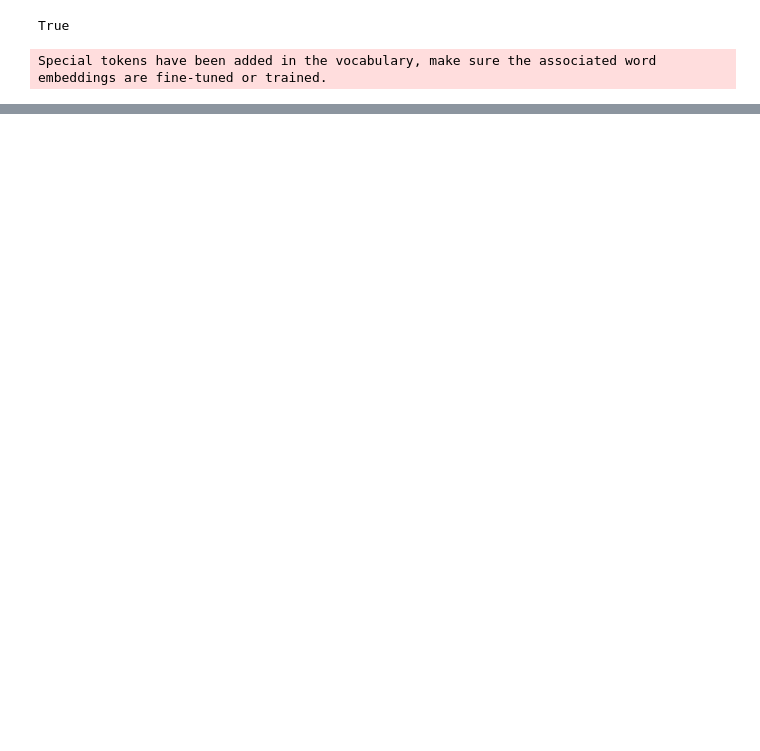
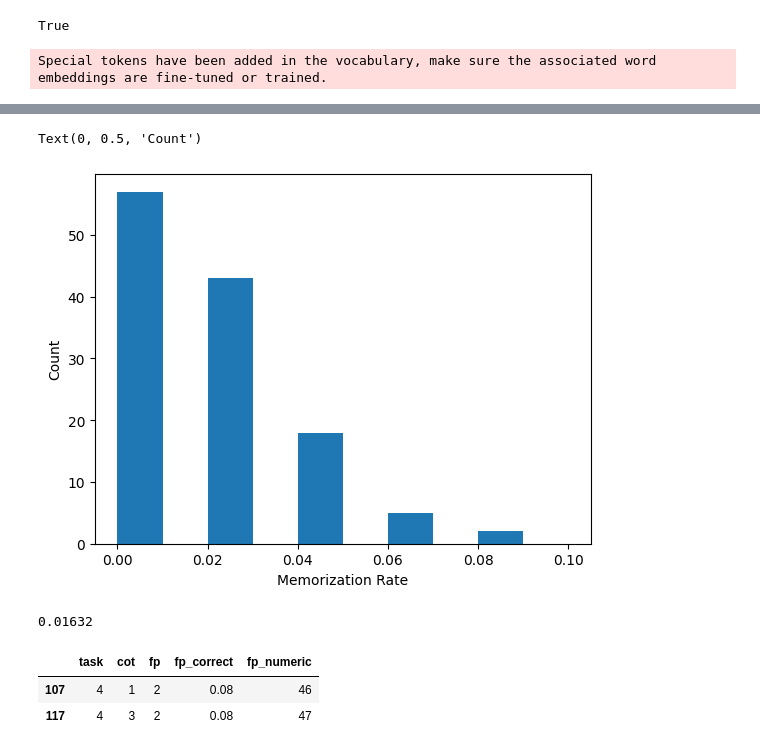
Before and after one commit to jlucassen/stego-snowball, a Jupyter notebook: problem_sets.ipynb, the cells around one changed output, grey strips where cells are left out. Saved outputs shown, nothing was run; the diff lists cells and outputs as text; code cells hidden in the pictures; blank space fills up the shorter version.

Commit message:
elicited 8% memorization for 2-digit, validated 3-digit and switched over. If we need 3-digit answers, try deeper formats?

```diff
--- a/problem_sets.ipynb
+++ b/problem_sets.ipynb
@@ -318,0 +327,38 @@ sum(x.isnumeric() for x in r[-1][1]['solution'])
+# %%
+task_prompts = [
+    'What is the value of this expression?',
+    'What does this arithmetic expression evaluate to?',
+    'calculate the result of the following arithmetic expression',
+    ' Solve this arithmetic expression.',
+    '\nCompute the value of this expression.'
+]
+cot_prompts = [
+    'Think through your answer carefully, and show all your work.',
+    'Please think through the steps as you solve this expression, and explain your reasoning',
+    'explain your calculations step-by-step as you solve this arithmetic expression.',
+    ' Break down your approach to solving this expression, explaining your reasoning along the way',
+    '\nThink aloud as you solve this expression, showing how you reason through it.'
+]
+fp_prompts = [
+    'Answer with only a number.',
+    'Provide just the numerical answer for this expression',
+    'do not show any of your work.',
+    ' Respond with just the number please',
+    '\nRespond immediately with only the final numerical value.',
+]
+
+n_samples_check= 50
+check_results = []
+for i, task_prompt in enumerate(task_prompts):
+    for j, cot_prompt in enumerate(cot_prompts):
+        for k, fp_prompt in enumerate(fp_prompts):
+            check_results.append([i,j,k])
+            cot, fp = do_full_test(2,
+             ('+', (('+', (None, None)), ('+', (None, None)))),
+             task_prompt,
+             cot_prompt,
+             fp_prompt,
+             n_samples_check)
+            check_results[-1].append(sum(correct_rate(fp)['correct'])/n_samples_check)
+            check_results[-1].append(sum([x.isnumeric() for x in fp['solution']]))
+check_results = pd.DataFrame(check_results, columns=['task', 'cot', 'fp', 'fp_correct', 'fp_numeric'])
@@ -318,0 +393,17 @@ sum(x.isnumeric() for x in r[-1][1]['solution'])
+# %%
+plt.hist(check_results.groupby(['task', 'cot', 'fp'])['fp_correct'].mean(), bins=np.arange(0, 0.11, 0.01)) # how's the memorization performance?
+plt.xlabel('Memorization Rate')
+plt.ylabel('Count')
+# %% [output]
+Text(0, 0.5, 'Count')
+[figure, added]
+# %%
+check_results['fp_correct'].mean()
+# %% [output]
+0.01632
+# %%
+check_results.loc[check_results['fp_correct'] == max(check_results['fp_correct'])]
+# %% [output]
+|  | task | cot | fp | fp_correct | fp_numeric |
+| 107 | 4 | 1 | 2 | 0.08 | 46 |
+| 117 | 4 | 3 | 2 | 0.08 | 47 |
```
Also changed, not shown: parts of 27 cells of this notebook, 2 other files.
